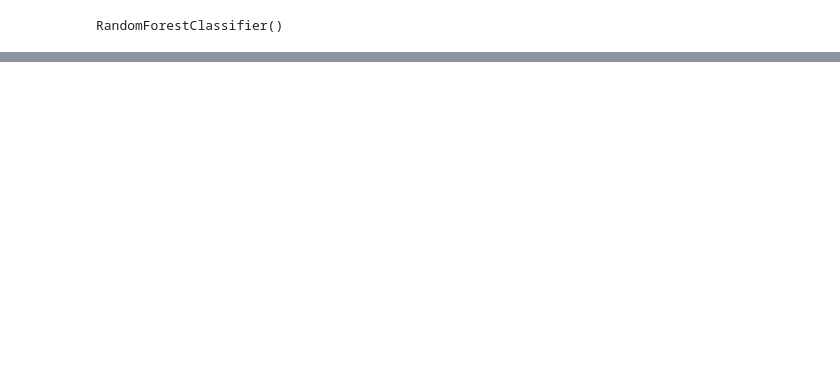
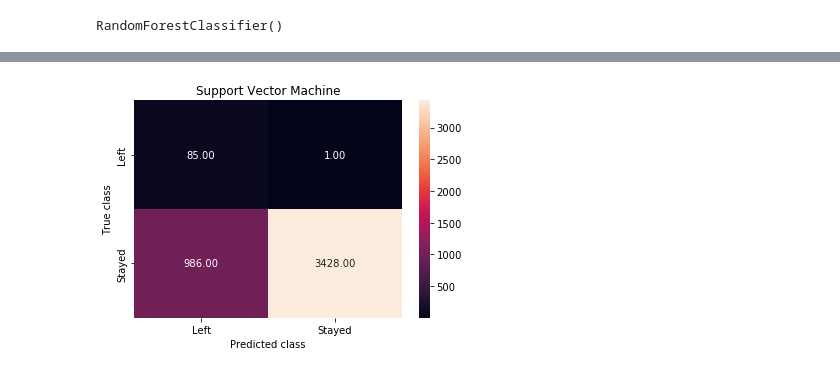
Before and after one commit to moseti1/predicting-employee-attrition, a Jupyter notebook: company_X_employee_attrition.ipynb, the cells around one changed output, grey strips where cells are left out. Saved outputs shown, nothing was run; the diff lists cells and outputs as text; code cells hidden in the pictures; blank space fills up the shorter version.

```diff
--- a/company_X_employee_attrition.ipynb
+++ b/company_X_employee_attrition.ipynb
@@ -209,0 +289,4 @@ accuracy_score(y_test,test_pred)
+# %%
+from sklearn.svm import SVC
+svc = SVC()
+svc.fit(X_train, y_train)
@@ -209,0 +340,10 @@ accuracy_score(y_test,test_pred)
+# %%
+svc_y_pred = svc.predict(X_test)
+svc_cm = metrics.confusion_matrix(svc_y_pred, y_test, [1,0])
+sns.heatmap(svc_cm, annot=True, fmt='.2f',xticklabels = ["Left", "Stayed"] , yticklabels = ["Left", "Stayed"] )
+plt.ylabel('True class')
+plt.xlabel('Predicted class')
+plt.title('Support Vector Machine')
+plt.savefig('img/support_vector_machine')
+# %% [output]
+[figure, added]
```
Also changed, not shown: parts of 23 cells of this notebook, 10 other files.
